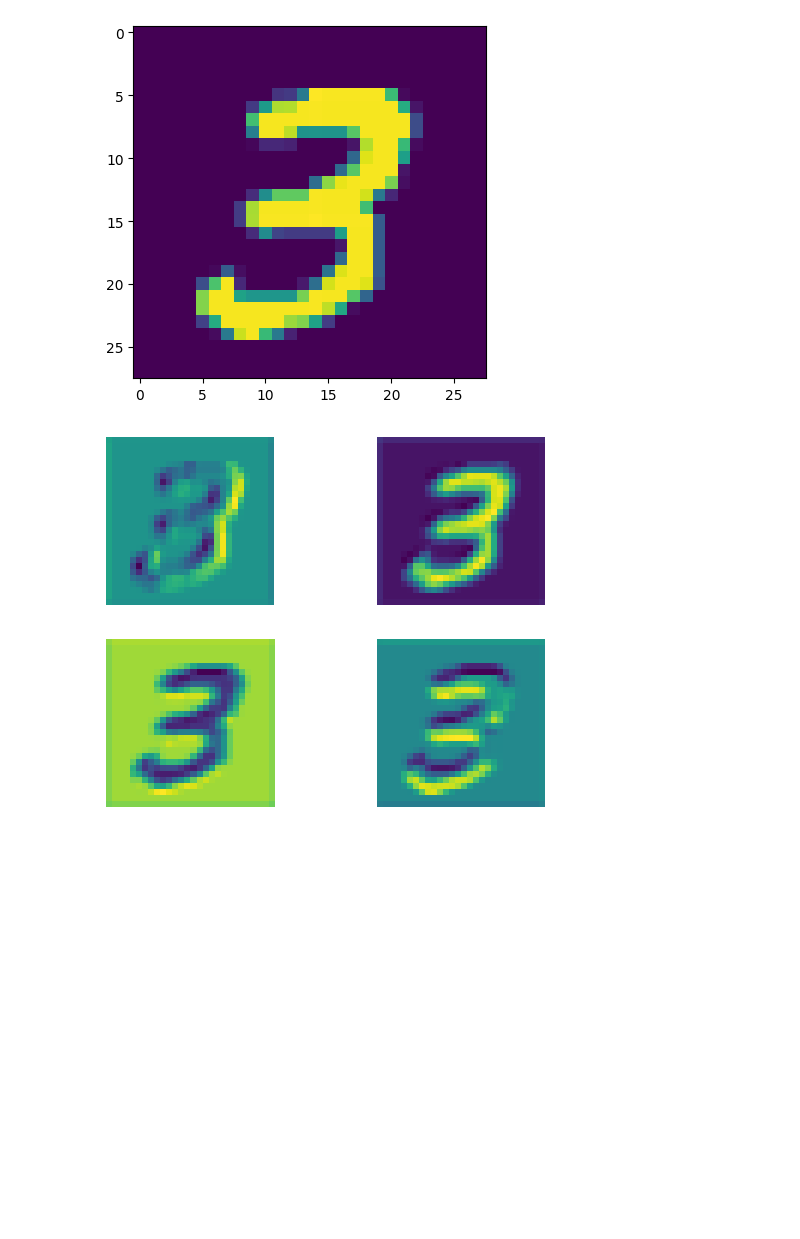
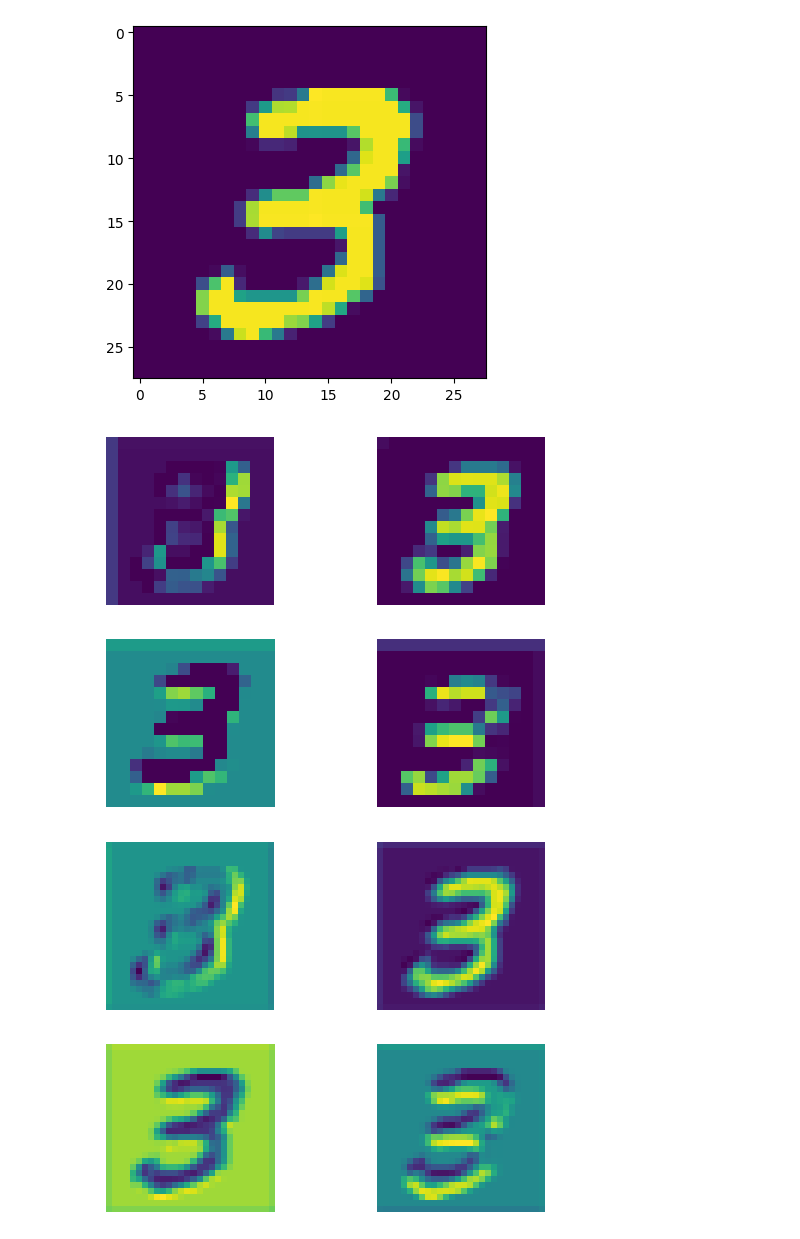
Before and after one commit to EricJahns/CNNvsFCC, a Jupyter notebook: main.ipynb, the cells around one changed output. Cells and saved outputs as stored; diff of their text form; code cells hidden in the pictures; blank space fills up the shorter version.

```diff
--- a/main.ipynb
+++ b/main.ipynb
@@ -303,6 +303,15 @@ plt.imshow(image.cpu().numpy()[0][0])
 # %% [output]
 <matplotlib.image.AxesImage at 0x...>
 [figure]
+# %%
+for j in range(4):
+    plt.subplot(2, 2, j + 1)
+    pred = cnn.pool(cnn.relu(cnn.conv1(image.to(DEVICE))))
+    plt.imshow(pred[0][j].cpu().detach().numpy())
+
+    plt.axis('off')
+# %% [output]
+[figure, added]
 # %%
 for j in range(4):
     plt.subplot(2, 2, j + 1)
```
Also changed, not shown: parts of 4 cells of this notebook.
